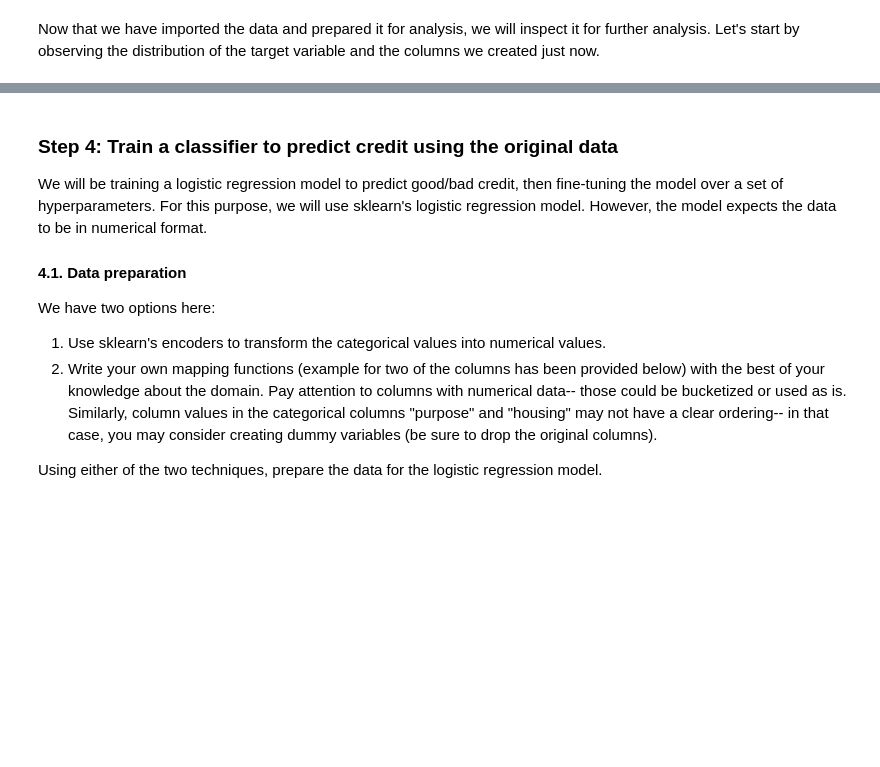
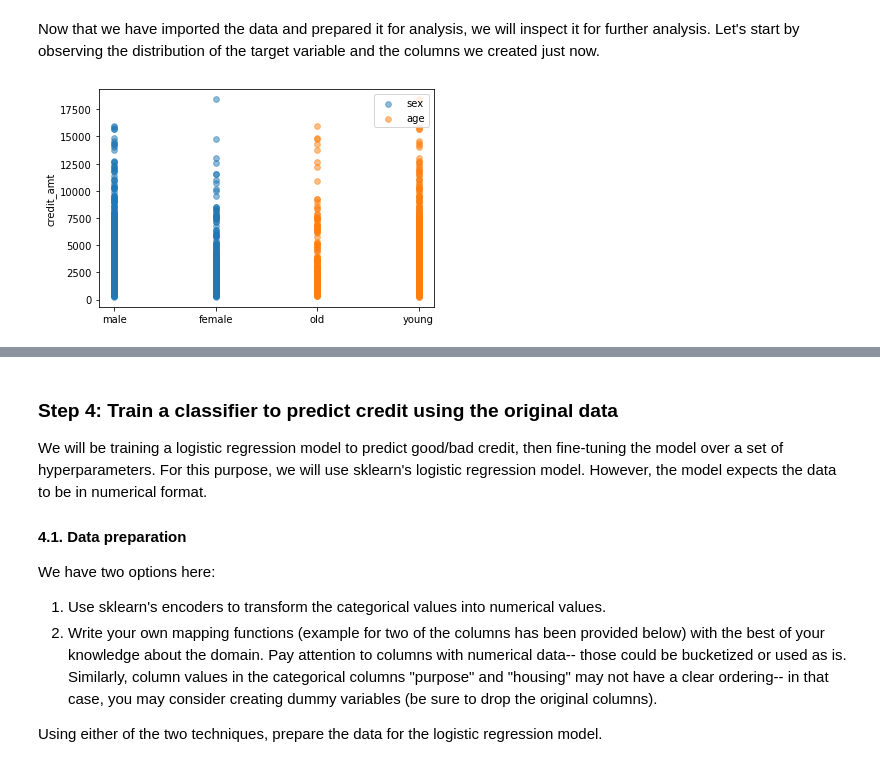
Before and after one commit to YHWOO13/PURDUE-2024-SPRING, a Jupyter notebook: CNIT581_RDM/Assignment1/assignment-1.ipynb, the cells around one changed output, grey strips where cells are left out. Drawn from its saved outputs; the diff is of its cells as text; code cells hidden in the pictures; blank space fills up the shorter version.

```diff
--- a/CNIT581_RDM/Assignment1/assignment-1.ipynb
+++ b/CNIT581_RDM/Assignment1/assignment-1.ipynb
@@ -162,4 +167,19 @@ data_df.head(5)
 ### Step 3: Exploratory data analysis
 # %% [markdown]
 Now that we have imported the data and prepared it for analysis, we will inspect it for further analysis. Let's start by observing the distribution of the target variable and the columns we created just now.
+# %%
+sex_list = data_df['sex'].tolist()
+age_list = data_df['age'].tolist()
+credit_list = data_df['credit_amt'].tolist()
+# %%
+# write code to plot the distribution of age, sex, and credit
+# in this code cell
+
+plt.scatter(sex_list, credit_list, alpha=0.5, label='sex', s = 33)
+plt.scatter(age_list, credit_list, alpha=0.5, label='age', s = 33)
+plt.legend(loc='upper right')
+plt.ylabel('credit_amt')
+plt.show()
+# %% [output]
+[figure, added]
 # %%
```
Also changed, not shown: parts of 36 cells of this notebook.
